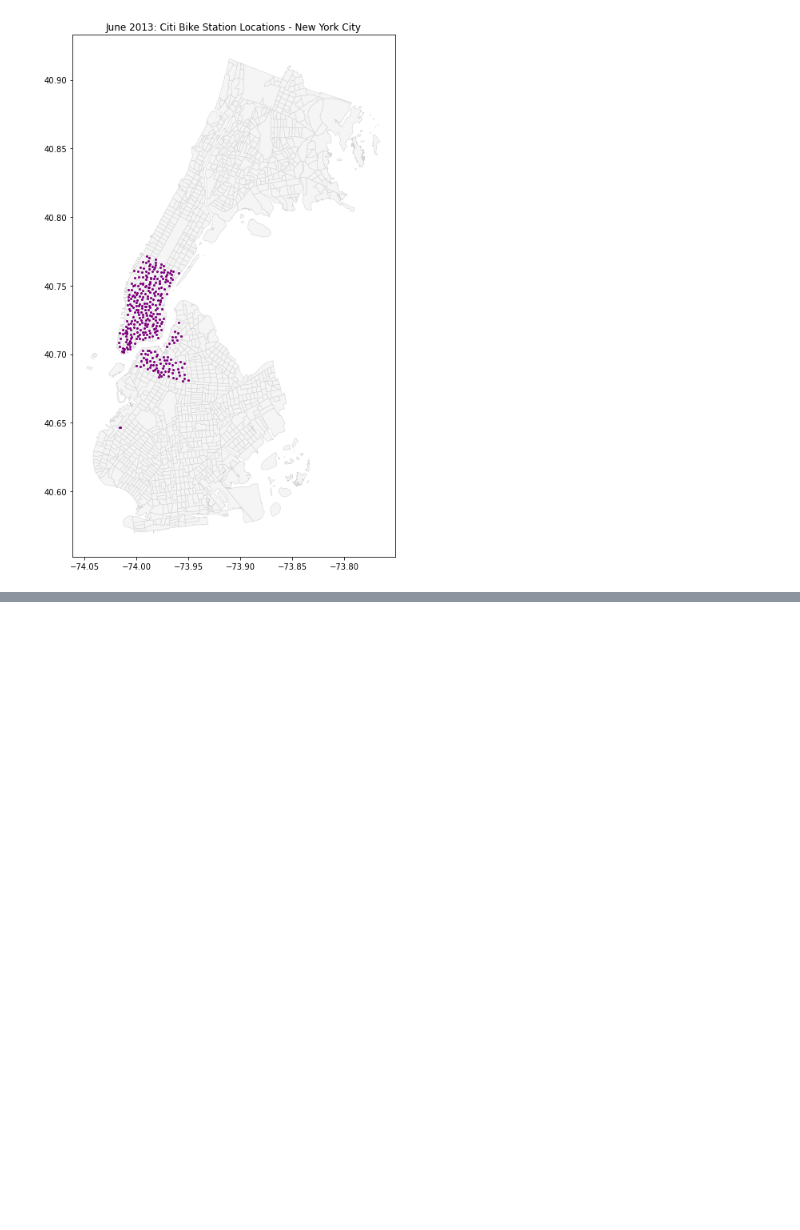
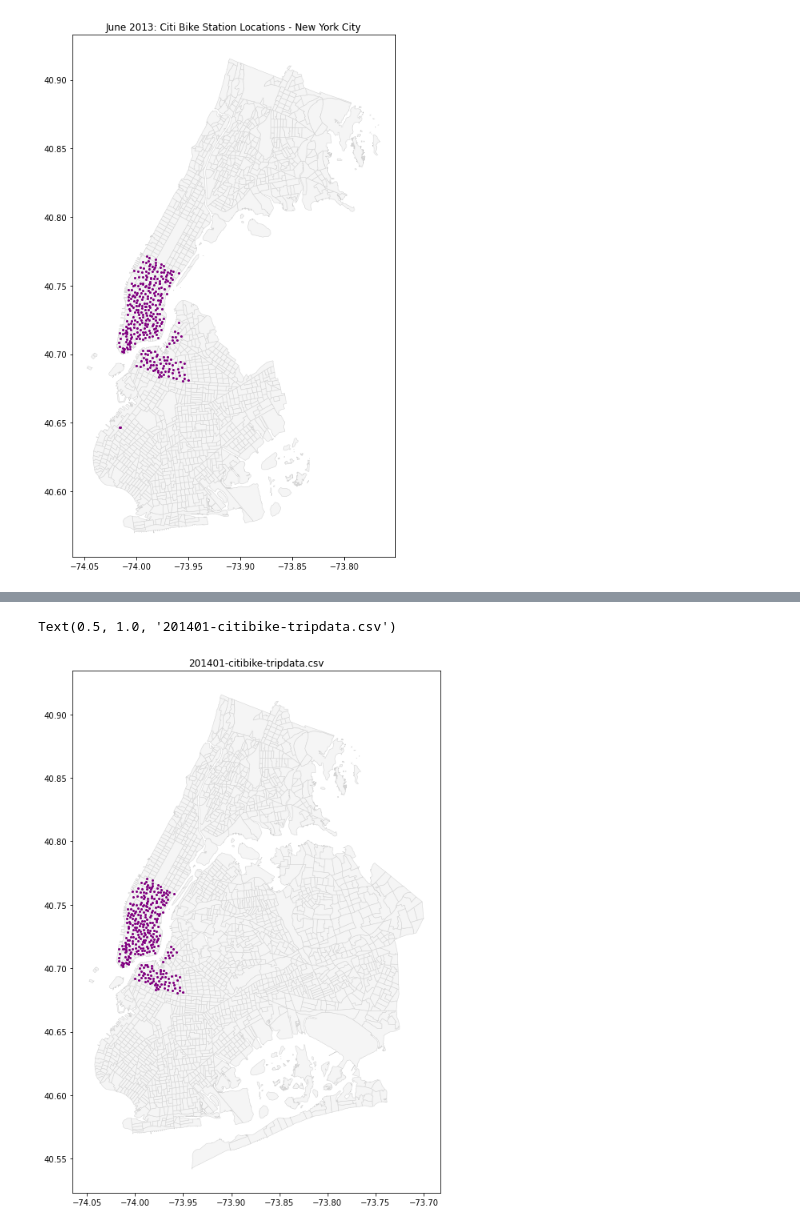
Before and after one commit to katelyn98/HealthyRide-Mapping, a Jupyter notebook: Notebooks/NYC Citi Bike.ipynb, the cells around one changed output, grey strips where cells are left out. Drawn from its saved outputs; the diff is of its cells as text; code cells hidden in the pictures; blank space fills up the shorter version.

```diff
--- a/Notebooks/NYC Citi Bike.ipynb
+++ b/Notebooks/NYC Citi Bike.ipynb
@@ -149,0 +234,7 @@ def station_df(list_df, filename="nyc_citi_stations.csv"):
+# %%
+ax = cenTract.plot(figsize = (15, 12), color = "whitesmoke", edgecolor = "lightgrey", linewidth = 0.5)
+filtered_gdf[4].plot(ax=ax, color="Purple", markersize=4)
+plt.title(filenames[4])
+# %% [output]
+Text(0.5, 1.0, '201401-citibike-tripdata.csv')
+[figure, added]
```
Also changed, not shown: parts of 11 cells of this notebook.
